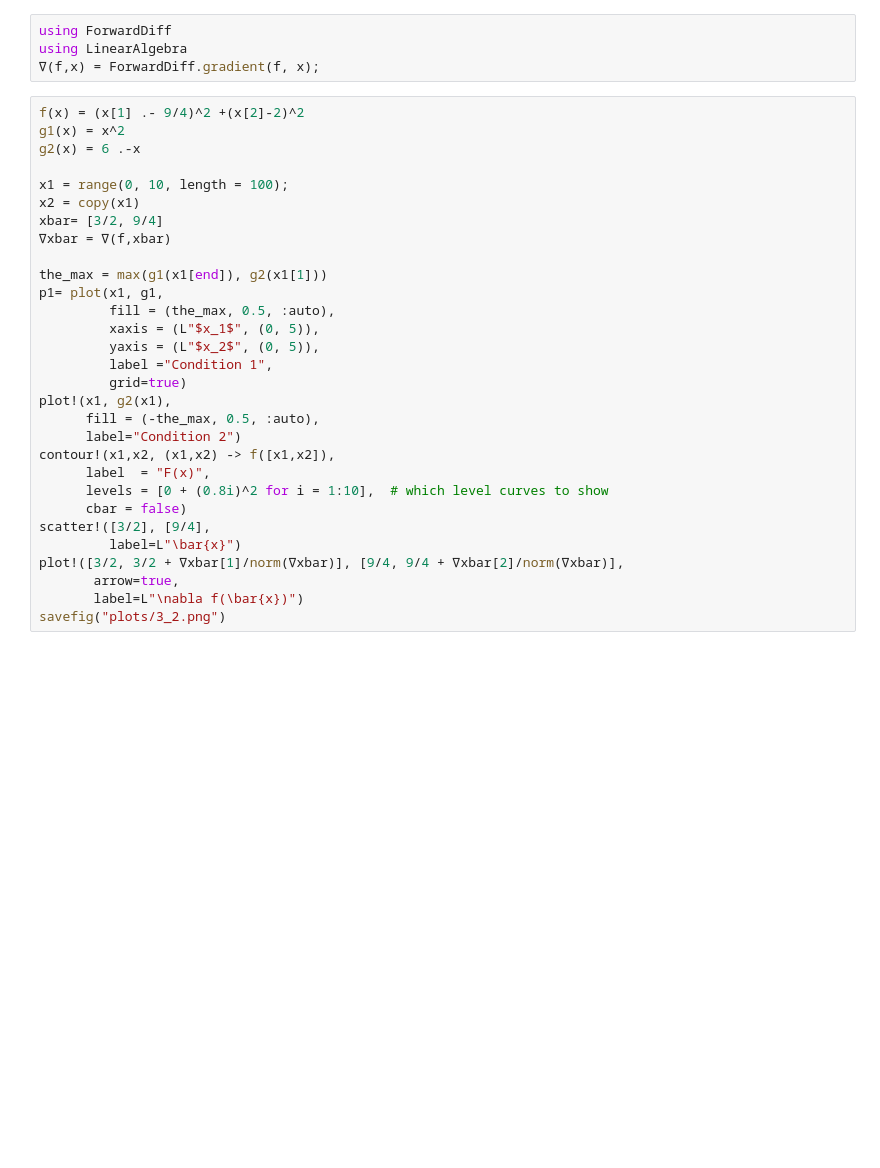
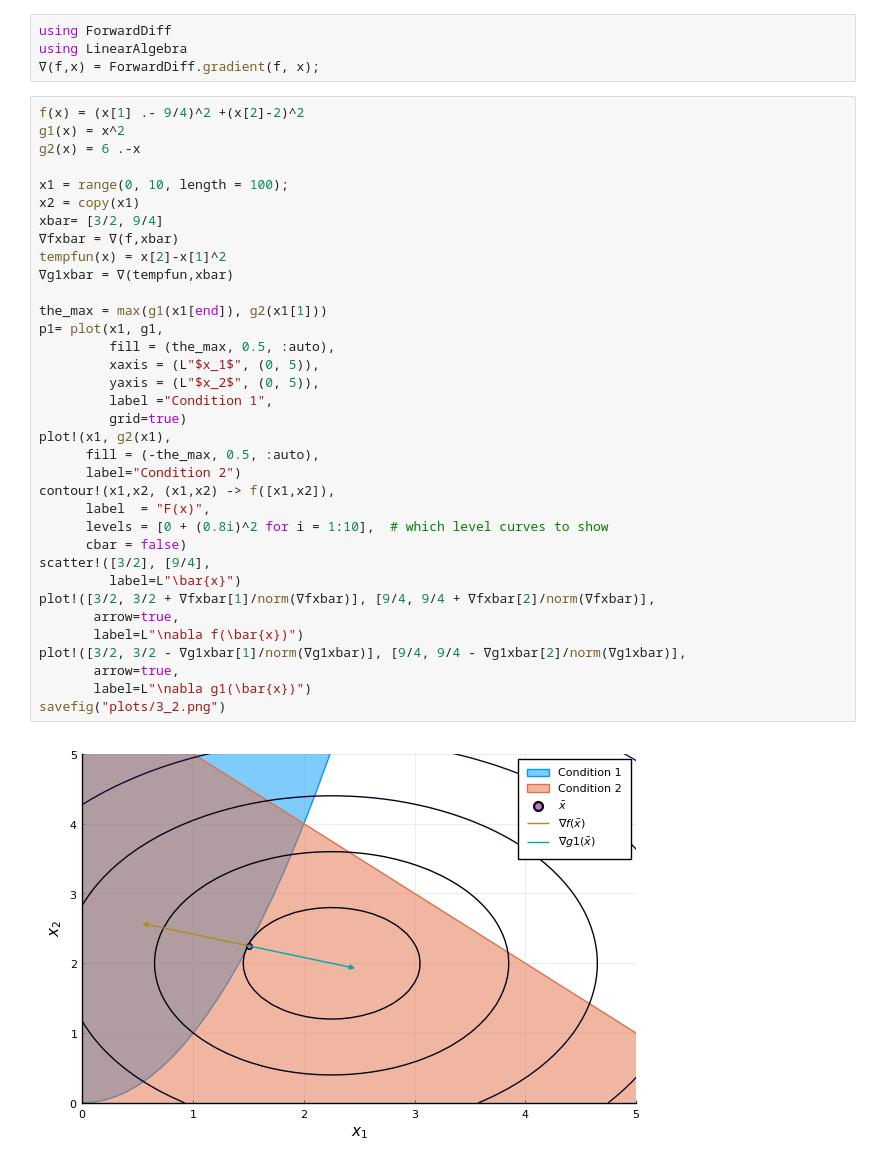
Before and after one commit to christiansegercrantz/Nonlinear-Optimization-course-2021, a Jupyter notebook: Homework 3/Homework3.ipynb, the cells around one changed output. Saved outputs shown, nothing was run; the diff lists cells and outputs as text; blank space fills up the shorter version.

```diff
--- a/Homework 3/Homework3.ipynb
+++ b/Homework 3/Homework3.ipynb
@@ -24,30 +24,37 @@ using LinearAlgebra
 # %%
 f(x) = (x[1] .- 9/4)^2 +(x[2]-2)^2
 g1(x) = x^2
 g2(x) = 6 .-x
 
 x1 = range(0, 10, length = 100);
 x2 = copy(x1)
 xbar= [3/2, 9/4]
-∇xbar = ∇(f,xbar)
+∇fxbar = ∇(f,xbar)
+tempfun(x) = x[2]-x[1]^2
+∇g1xbar = ∇(tempfun,xbar)
 
 the_max = max(g1(x1[end]), g2(x1[1]))
 p1= plot(x1, g1,
          fill = (the_max, 0.5, :auto),
          xaxis = (L"$x_1$", (0, 5)),
          yaxis = (L"$x_2$", (0, 5)),
          label ="Condition 1",
          grid=true)
 plot!(x1, g2(x1),
       fill = (-the_max, 0.5, :auto),
       label="Condition 2")
 contour!(x1,x2, (x1,x2) -> f([x1,x2]),
       label  = "F(x)",
       levels = [0 + (0.8i)^2 for i = 1:10],  # which level curves to show
       cbar = false)
 scatter!([3/2], [9/4],
          label=L"\bar{x}")
-plot!([3/2, 3/2 + ∇xbar[1]/norm(∇xbar)], [9/4, 9/4 + ∇xbar[2]/norm(∇xbar)],
+plot!([3/2, 3/2 + ∇fxbar[1]/norm(∇fxbar)], [9/4, 9/4 + ∇fxbar[2]/norm(∇fxbar)],
        arrow=true,
        label=L"\nabla f(\bar{x})")
+plot!([3/2, 3/2 - ∇g1xbar[1]/norm(∇g1xbar)], [9/4, 9/4 - ∇g1xbar[2]/norm(∇g1xbar)],
+       arrow=true,
+       label=L"\nabla g1(\bar{x})")
 savefig("plots/3_2.png")
+# %% [output]
+[figure, added]
```
Also changed, not shown: parts of 3 cells of this notebook, 8 other files.
